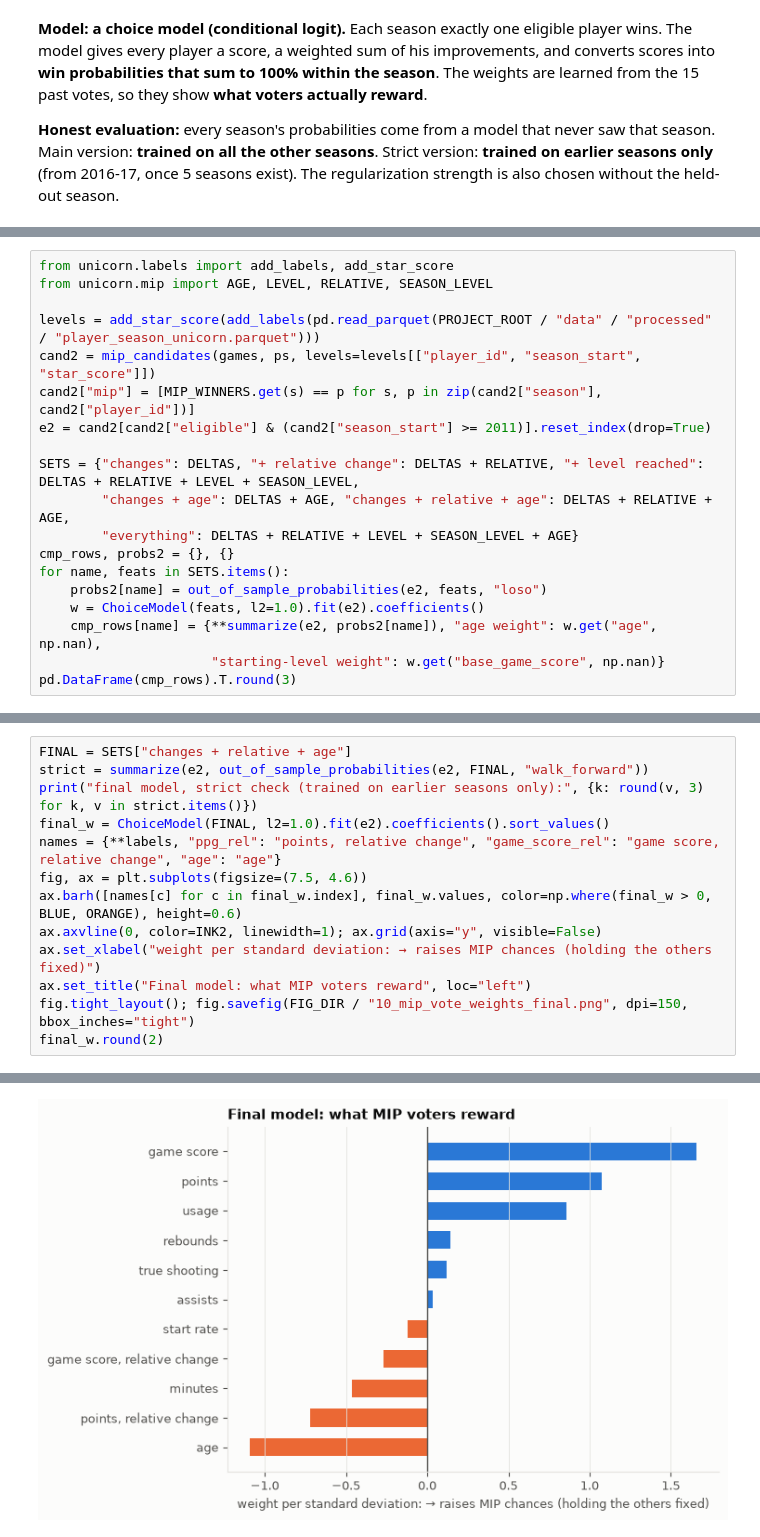
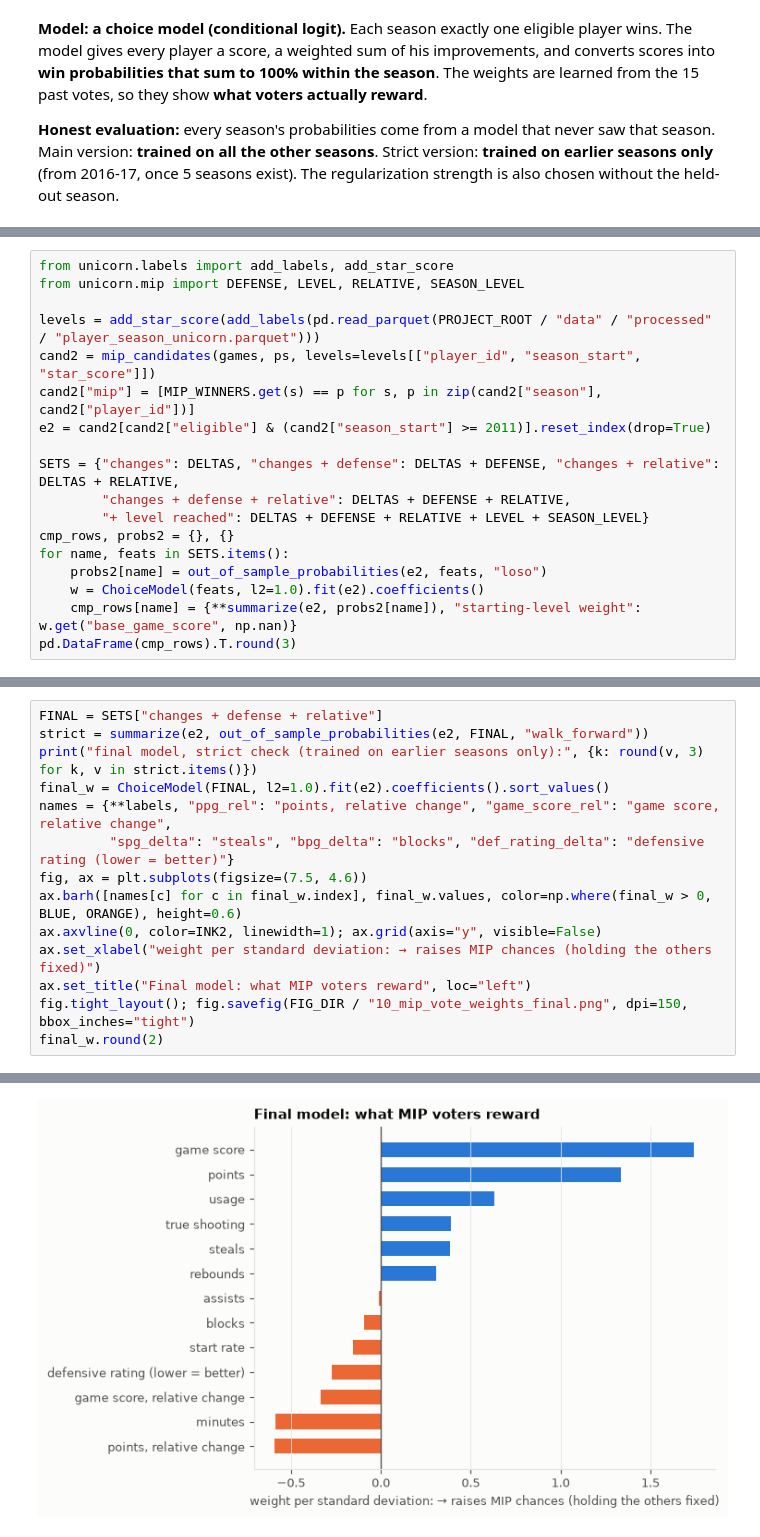
Before and after one commit to dan-j-e/unicorn-hunting, a Jupyter notebook: notebooks/10_mip_leaps.ipynb, the cells around one changed output, grey strips where cells are left out. Cells and saved outputs as stored; diff of their text form.

```diff
--- a/notebooks/10_mip_leaps.ipynb
+++ b/notebooks/10_mip_leaps.ipynb
@@ -406,21 +406,20 @@ Three ideas tested one at a time, each by how well it predicts **seasons it neve
 # %%
 from unicorn.labels import add_labels, add_star_score
-from unicorn.mip import AGE, LEVEL, RELATIVE, SEASON_LEVEL
+from unicorn.mip import DEFENSE, LEVEL, RELATIVE, SEASON_LEVEL
 
 levels = add_star_score(add_labels(pd.read_parquet(PROJECT_ROOT / "data" / "processed" / "player_season_unicorn.parquet")))
 cand2 = mip_candidates(games, ps, levels=levels[["player_id", "season_start", "star_score"]])
 cand2["mip"] = [MIP_WINNERS.get(s) == p for s, p in zip(cand2["season"], cand2["player_id"])]
 e2 = cand2[cand2["eligible"] & (cand2["season_start"] >= 2011)].reset_index(drop=True)
 
-SETS = {"changes": DELTAS, "+ relative change": DELTAS + RELATIVE, "+ level reached": DELTAS + RELATIVE + LEVEL + SEASON_LEVEL,
-        "changes + age": DELTAS + AGE, "changes + relative + age": DELTAS + RELATIVE + AGE,
-        "everything": DELTAS + RELATIVE + LEVEL + SEASON_LEVEL + AGE}
+SETS = {"changes": DELTAS, "changes + defense": DELTAS + DEFENSE, "changes + relative": DELTAS + RELATIVE,
+        "changes + defense + relative": DELTAS + DEFENSE + RELATIVE,
+        "+ level reached": DELTAS + DEFENSE + RELATIVE + LEVEL + SEASON_LEVEL}
 cmp_rows, probs2 = {}, {}
 for name, feats in SETS.items():
     probs2[name] = out_of_sample_probabilities(e2, feats, "loso")
     w = ChoiceModel(feats, l2=1.0).fit(e2).coefficients()
-    cmp_rows[name] = {**summarize(e2, probs2[name]), "age weight": w.get("age", np.nan),
-                      "starting-level weight": w.get("base_game_score", np.nan)}
+    cmp_rows[name] = {**summarize(e2, probs2[name]), "starting-level weight": w.get("base_game_score", np.nan)}
 pd.DataFrame(cmp_rows).T.round(3)
 # %% [output]
 |  | seasons | winner #1 | winner top 3 | median winner rank | mean winner probability | log-likelihood vs random pick | ... |
@@ -433,9 +431,10 @@ pd.DataFrame(cmp_rows).T.round(3)
 # %%
-FINAL = SETS["changes + relative + age"]
+FINAL = SETS["changes + defense + relative"]
 strict = summarize(e2, out_of_sample_probabilities(e2, FINAL, "walk_forward"))
 print("final model, strict check (trained on earlier seasons only):", {k: round(v, 3) for k, v in strict.items()})
 final_w = ChoiceModel(FINAL, l2=1.0).fit(e2).coefficients().sort_values()
-names = {**labels, "ppg_rel": "points, relative change", "game_score_rel": "game score, relative change", "age": "age"}
+names = {**labels, "ppg_rel": "points, relative change", "game_score_rel": "game score, relative change",
+         "spg_delta": "steals", "bpg_delta": "blocks", "def_rating_delta": "defensive rating (lower = better)"}
 fig, ax = plt.subplots(figsize=(7.5, 4.6))
 ax.barh([names[c] for c in final_w.index], final_w.values, color=np.where(final_w > 0, BLUE, ORANGE), height=0.6)
 ax.axvline(0, color=INK2, linewidth=1); ax.grid(axis="y", visible=False)
@@ -459,3 +460,3 @@ game_score_delta    1.66
 dtype: float64
-[figure, old version]
+[figure, new version]
 # %%
```
Also changed, not shown: parts of 25 cells of this notebook, 9 other files.
